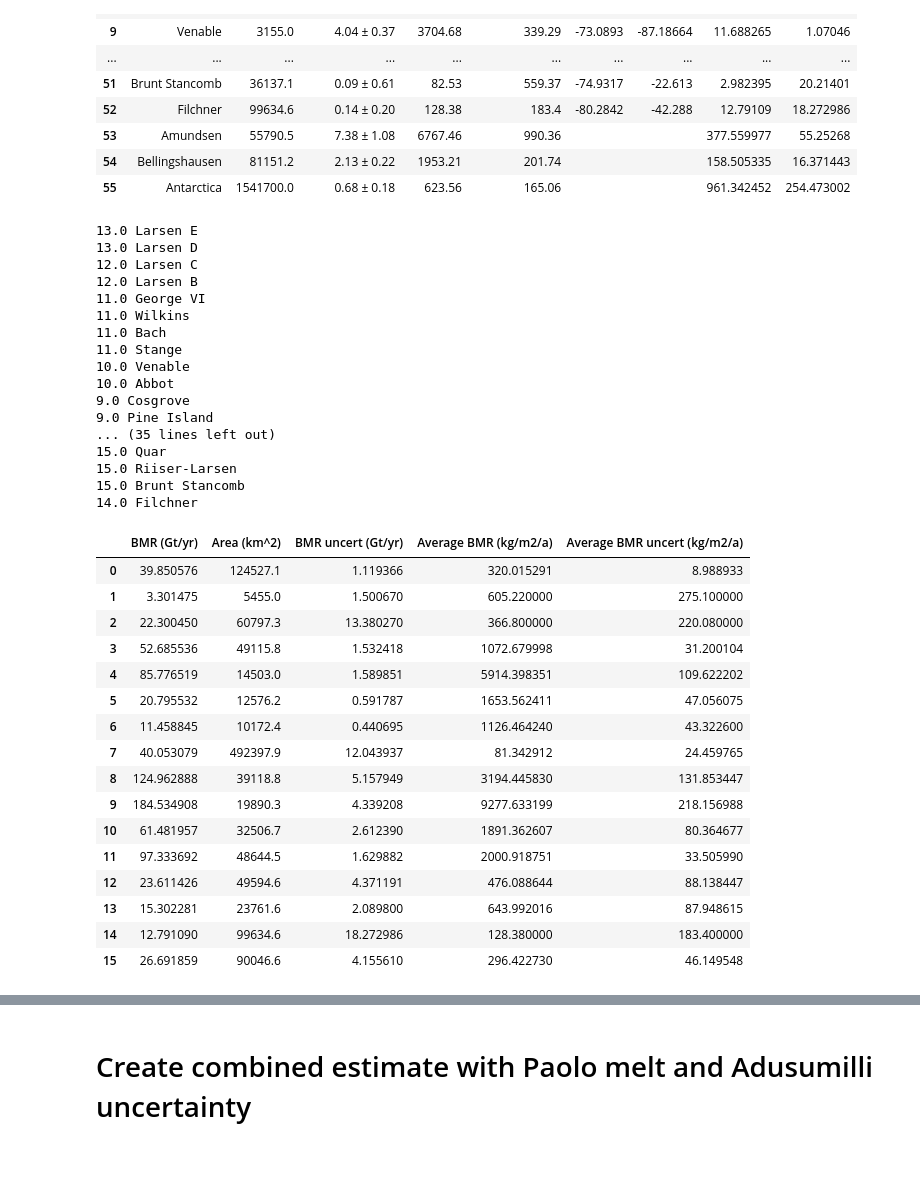
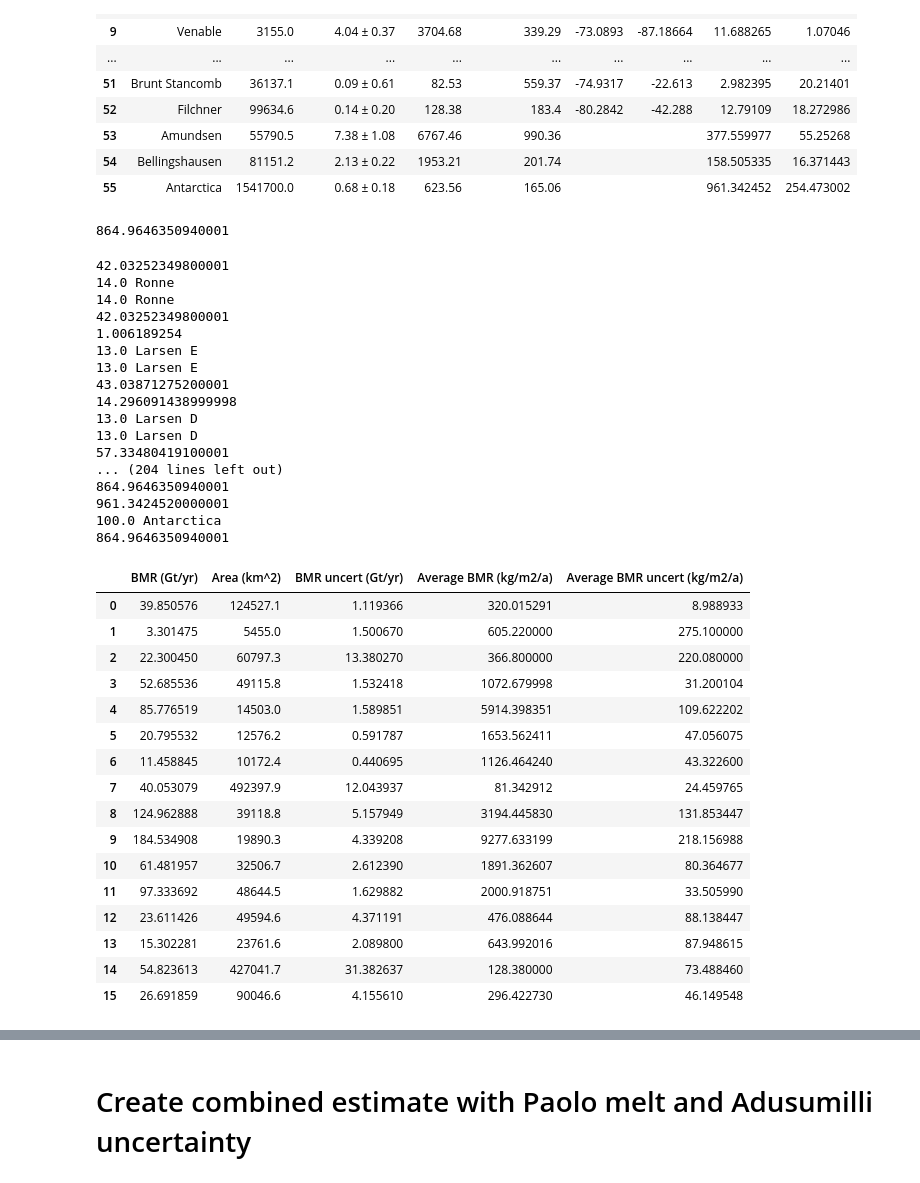
Before and after one commit to ismip/ismip7-antarctic-ocean-forcing, a Jupyter notebook: parameterisations/process_data/combine_melt_dataset_with_uncertainties.ipynb, the cells around one changed output, grey strips where cells are left out. Saved outputs shown, nothing was run; the diff lists cells and outputs as text; code cells hidden in the pictures.

```diff
--- a/parameterisations/process_data/combine_melt_dataset_with_uncertainties.ipynb
+++ b/parameterisations/process_data/combine_melt_dataset_with_uncertainties.ipynb
@@ -206,6 +217,10 @@ if compute_basinID_for_shelves == 1:
         file.close()
 else:
         basin_shelf = np.load(data_path+'Melt_Rate_Observations/Paolo23/BasinIds_ofShelves_imbie2.npy')
+# %%
+(df['BMR'][:-3]).sum() -df['BMR'][14]
+# %% [output]
+864.9646350940001
 # %%
 PaoloData = pd.DataFrame(index=range(0,basins['basins'].max().values+1),columns =[ 'BMR (Gt/yr)', 'Area (km^2)',
                                                       'BMR uncert (Gt/yr)', 'Average BMR (kg/m2/a)',
@@ -213,60 +228,61 @@ PaoloData = pd.DataFrame(index=range(0,basins['basins'].max().values+1),columns
 
 counter = np.zeros(int(basins['basins'].max())+1)
 
-for i_shelf in range(1,length):
-        basin_id = basin_shelf[i_shelf]
-        # make sure to excude Thwaites calved as we model melt rates on BedMap3
-        if basin_id < 100 and ice_shelf_name[i_shelf]!="Thwaites Calved": # zero only for summed up values in table..
-                print( basin_id, ice_shelf_name[i_shelf])
-                PaoloData.loc[basin_id,'BMR (Gt/yr)']  = PaoloData.loc[basin_id,'BMR (Gt/yr)'] + df.loc[i_shelf,'BMR'] #Gt/yr
-                PaoloData.loc[basin_id,'Area (km^2)']  = PaoloData.loc[basin_id,'Area (km^2)'] +  df.loc[i_shelf, 'Area'] # km^2
-                PaoloData.loc[basin_id,'BMR uncert (Gt/yr)']  = PaoloData.loc[basin_id,'BMR uncert (Gt/yr)'] + df.loc[i_shelf,'BMR err']**2 # Gt/yr
-                counter[int(basin_id)] = counter[int(basin_id)] + 1
+for i_shelf in range(0,length):
+    basin_id = basin_shelf[i_shelf]
+    # make sure to excude Thwaites calved as we model melt rates on BedMap3
+    print(basin_id, ice_shelf_name[i_shelf])
+    if basin_id < 100 and ice_shelf_name[i_shelf]!="Thwaites Calved": # zero only for summed up values in table..
+        print( basin_id, ice_shelf_name[i_shelf])
+        PaoloData.loc[basin_id,'BMR (Gt/yr)']  = PaoloData.loc[basin_id,'BMR (Gt/yr)'] + df.loc[i_shelf,'BMR'] #Gt/yr
+        PaoloData.loc[basin_id,'Area (km^2)']  = PaoloData.loc[basin_id,'Area (km^2)'] +  df.loc[i_shelf, 'Area'] # km^2
+        PaoloData.loc[basin_id,'BMR uncert (Gt/yr)']  = PaoloData.loc[basin_id,'BMR uncert (Gt/yr)'] + df.loc[i_shelf,'BMR err']**2 # Gt/yr
+        counter[int(basin_id)] = counter[int(basin_id)] + 1
 
 for basin_id in range(int(basins['basins'].max())+1):
     try:
         PaoloData.loc[basin_id,'BMR uncert (Gt/yr)'] = np.sqrt(PaoloData.loc[basin_id,'BMR uncert (Gt/yr)'])/counter[int(basin_id)]
     except:
         print('ISSUE', basin_id)
 # ice equivalent, m/a
 PaoloData['Average BMR (kg/m2/a)'] = PaoloData['BMR (Gt/yr)']*1e12/(PaoloData['Area (km^2)']*1e6)#/ice_density
 PaoloData['Average BMR uncert (kg/m2/a)'] = PaoloData['BMR uncert (Gt/yr)']*1e12/(PaoloData['Area (km^2)']*1e6)#/ice_density
 
 PaoloData = PaoloData.replace(0.0,np.nan)
 
 PaoloData
 # %% [output]
+42.03252349800001
+14.0 Ronne
+14.0 Ronne
+42.03252349800001
+1.006189254
 13.0 Larsen E
+13.0 Larsen E
+43.03871275200001
+14.296091438999998
 13.0 Larsen D
-12.0 Larsen C
-12.0 Larsen B
-11.0 George VI
-11.0 Wilkins
-11.0 Bach
-11.0 Stange
-10.0 Venable
-10.0 Abbot
-9.0 Cosgrove
-9.0 Pine Island
-... (35 lines left out)
-15.0 Quar
-15.0 Riiser-Larsen
-15.0 Brunt Stancomb
-14.0 Filchner
+13.0 Larsen D
+57.33480419100001
+... (204 lines left out)
+864.9646350940001
+961.3424520000001
+100.0 Antarctica
+864.9646350940001
 |  | BMR (Gt/yr) | Area (km^2) | BMR uncert (Gt/yr) | Average BMR (kg/m2/a) | Average BMR uncert (kg/m2/a) |
 | 0 | 39.850576 | 124527.1 | 1.119366 | 320.015291 | 8.988933 |
 | 1 | 3.301475 | 5455.0 | 1.500670 | 605.220000 | 275.100000 |
 | 2 | 22.300450 | 60797.3 | 13.380270 | 366.800000 | 220.080000 |
 | 3 | 52.685536 | 49115.8 | 1.532418 | 1072.679998 | 31.200104 |
 | 4 | 85.776519 | 14503.0 | 1.589851 | 5914.398351 | 109.622202 |
 | 5 | 20.795532 | 12576.2 | 0.591787 | 1653.562411 | 47.056075 |
 | 6 | 11.458845 | 10172.4 | 0.440695 | 1126.464240 | 43.322600 |
 | 7 | 40.053079 | 492397.9 | 12.043937 | 81.342912 | 24.459765 |
 | 8 | 124.962888 | 39118.8 | 5.157949 | 3194.445830 | 131.853447 |
 | 9 | 184.534908 | 19890.3 | 4.339208 | 9277.633199 | 218.156988 |
 | 10 | 61.481957 | 32506.7 | 2.612390 | 1891.362607 | 80.364677 |
 | 11 | 97.333692 | 48644.5 | 1.629882 | 2000.918751 | 33.505990 |
 | 12 | 23.611426 | 49594.6 | 4.371191 | 476.088644 | 88.138447 |
 | 13 | 15.302281 | 23761.6 | 2.089800 | 643.992016 | 87.948615 |
-| 14 | 12.791090 | 99634.6 | 18.272986 | 128.380000 | 183.400000 |
+| 14 | 54.823613 | 427041.7 | 31.382637 | 128.380000 | 73.488460 |
 | 15 | 26.691859 | 90046.6 | 4.155610 | 296.422730 | 46.149548 |
```
Also changed, not shown: parts of 11 cells of this notebook, 1 other file.
